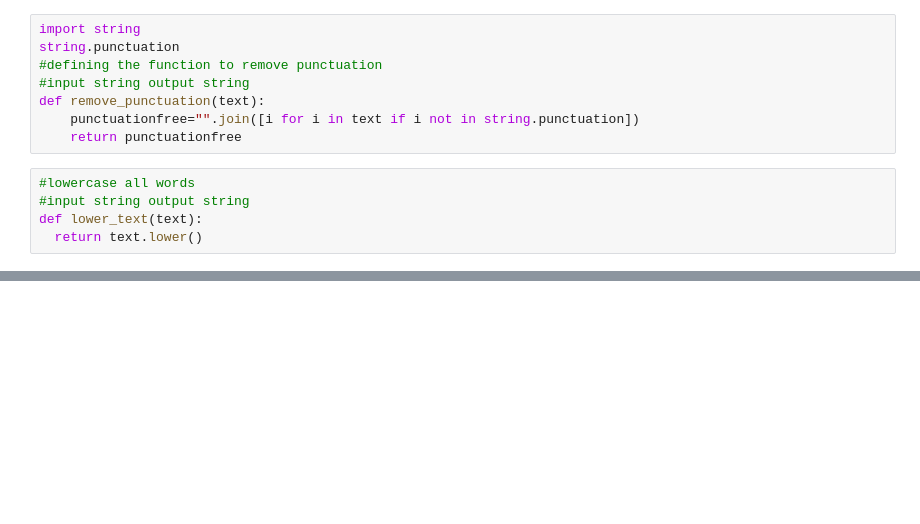
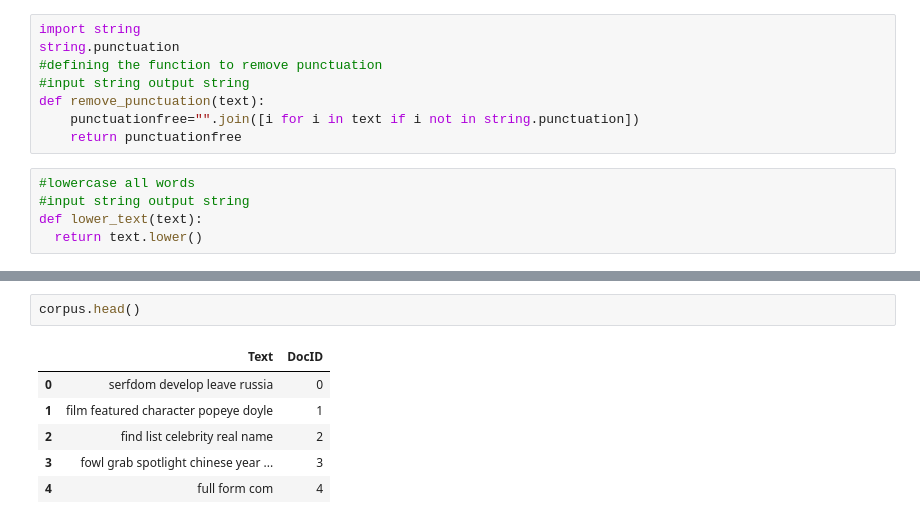
Before and after one commit to CoderCatA5/aiwr-assignments, a Jupyter notebook: Assignment1.ipynb, the cells around one changed output, grey strips where cells are left out. Cells and saved outputs as stored; diff of their text form; blank space fills up the shorter version.

```diff
--- a/Assignment1.ipynb
+++ b/Assignment1.ipynb
@@ -102,0 +135,9 @@ def lemmatizer(text):
+# %%
+corpus.head()
+# %% [output]
+|  | Text | DocID |
+| 0 | serfdom develop leave russia | 0 |
+| 1 | film featured character popeye doyle | 1 |
+| 2 | find list celebrity real name | 2 |
+| 3 | fowl grab spotlight chinese year ... | 3 |
+| 4 | full form com | 4 |
```
Also changed, not shown: parts of 15 cells of this notebook.
